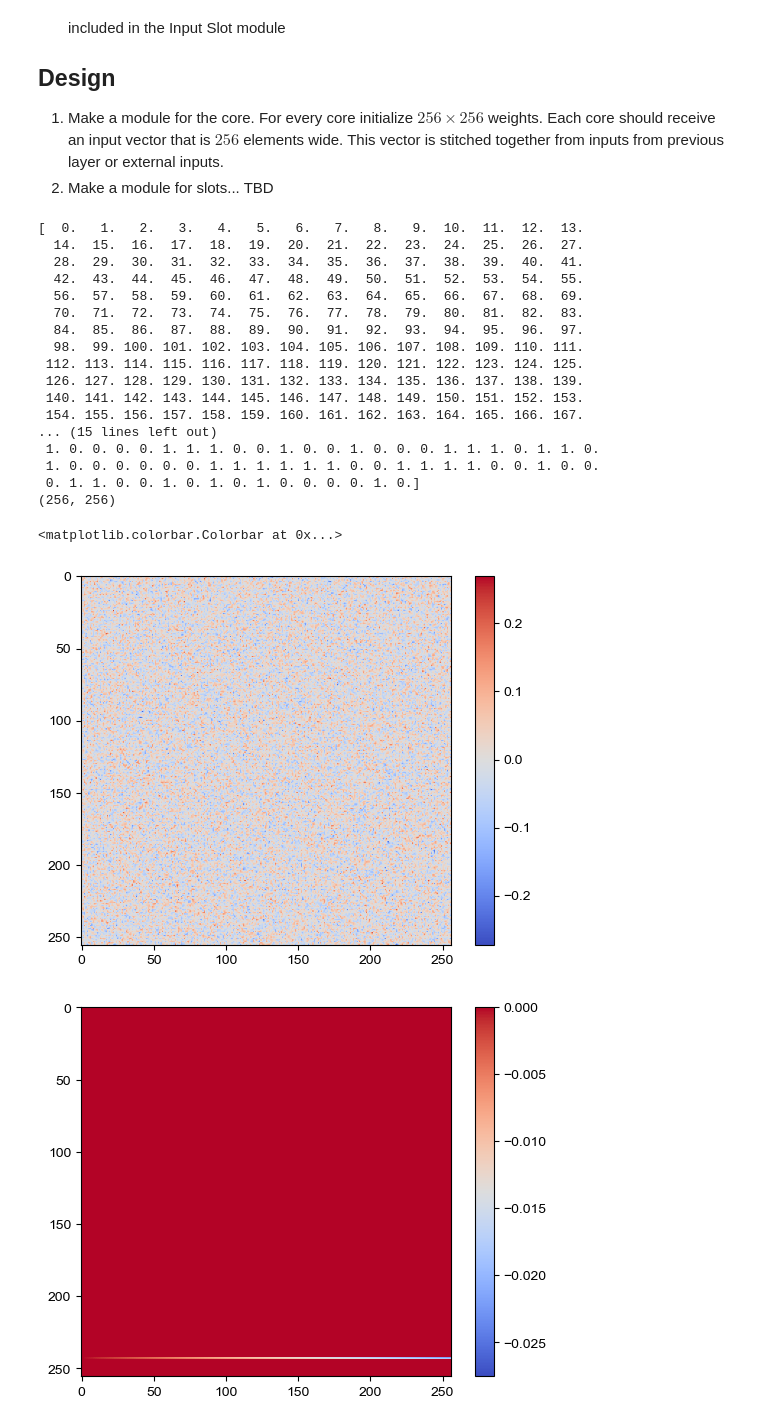
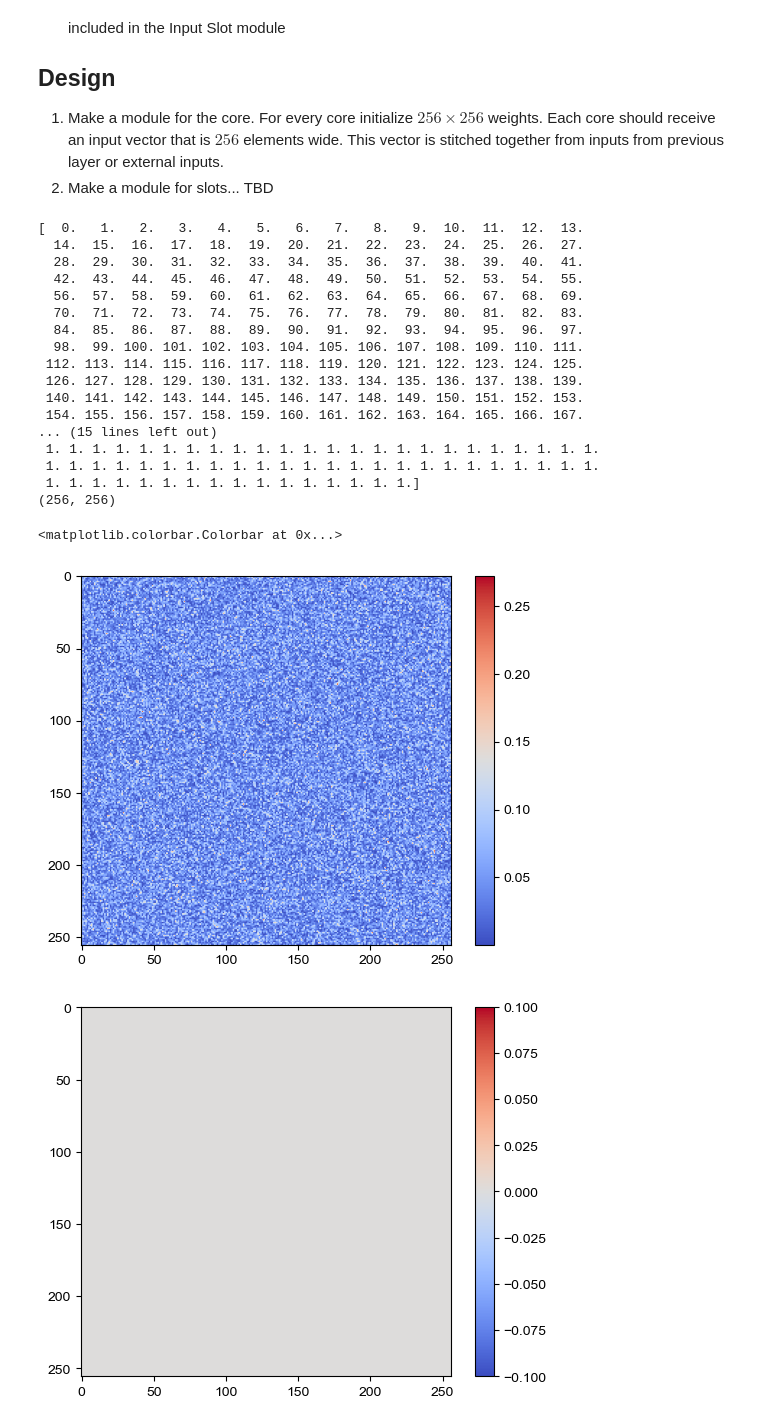
Before and after one commit to Integrated-Systems-Neuroengineering/scrramble, a Jupyter notebook: Notebooks/core_architecture_notebook.ipynb, the cells around one changed output. Saved outputs shown, nothing was run; the diff lists cells and outputs as text; code cells hidden in the pictures.

```diff
--- a/Notebooks/core_architecture_notebook.ipynb
+++ b/Notebooks/core_architecture_notebook.ipynb
@@ -128,6 +128,11 @@ class Core(nnx.Module):
 
         # initialize weights
         weights_ = jax.random.normal(key=key, shape=(self.weight_matrix_size, self.weight_matrix_size))
+
+        # make sure that the weights are positive
+        weights_ = jnp.abs(weights_)
+
+        # assign the parameters trainable
         self.weights = nnx.Param(weights_ * jnp.sqrt(1/self.input_vector_size))
 
         ## We don't have a bias term as of now
@@ -164,35 +169,35 @@ plt.colorbar()
 ## loss function
 def loss_fn(weights):
     c1.weights = nnx.Param(weights)
     preds = c1(ex_x)
     loss = jnp.mean((preds - ex_tar)**2)
     return loss
 
 ex_grads = jax.grad(loss_fn)(c1.weights.value)
 print(ex_grads.shape)
 
 
 plt.figure()
 plt.imshow(ex_grads.reshape(-1, 256), cmap = 'coolwarm')
 plt.colorbar()
 # %% [output]
 [  0.   1.   2.   3.   4.   5.   6.   7.   8.   9.  10.  11.  12.  13.
   14.  15.  16.  17.  18.  19.  20.  21.  22.  23.  24.  25.  26.  27.
   28.  29.  30.  31.  32.  33.  34.  35.  36.  37.  38.  39.  40.  41.
   42.  43.  44.  45.  46.  47.  48.  49.  50.  51.  52.  53.  54.  55.
   56.  57.  58.  59.  60.  61.  62.  63.  64.  65.  66.  67.  68.  69.
   70.  71.  72.  73.  74.  75.  76.  77.  78.  79.  80.  81.  82.  83.
   84.  85.  86.  87.  88.  89.  90.  91.  92.  93.  94.  95.  96.  97.
   98.  99. 100. 101. 102. 103. 104. 105. 106. 107. 108. 109. 110. 111.
  112. 113. 114. 115. 116. 117. 118. 119. 120. 121. 122. 123. 124. 125.
  126. 127. 128. 129. 130. 131. 132. 133. 134. 135. 136. 137. 138. 139.
  140. 141. 142. 143. 144. 145. 146. 147. 148. 149. 150. 151. 152. 153.
  154. 155. 156. 157. 158. 159. 160. 161. 162. 163. 164. 165. 166. 167.
 ... (15 lines left out)
- 1. 0. 0. 0. 0. 1. 1. 1. 0. 0. 1. 0. 0. 1. 0. 0. 0. 1. 1. 1. 0. 1. 1. 0.
- 1. 0. 0. 0. 0. 0. 0. 1. 1. 1. 1. 1. 1. 0. 0. 1. 1. 1. 1. 0. 0. 1. 0. 0.
- 0. 1. 1. 0. 0. 1. 0. 1. 0. 1. 0. 0. 0. 0. 1. 0.]
+ 1. 1. 1. 1. 1. 1. 1. 1. 1. 1. 1. 1. 1. 1. 1. 1. 1. 1. 1. 1. 1. 1. 1. 1.
+ 1. 1. 1. 1. 1. 1. 1. 1. 1. 1. 1. 1. 1. 1. 1. 1. 1. 1. 1. 1. 1. 1. 1. 1.
+ 1. 1. 1. 1. 1. 1. 1. 1. 1. 1. 1. 1. 1. 1. 1. 1.]
 (256, 256)
 <matplotlib.colorbar.Colorbar at 0x...>
-[figure, old version]
+[figure, new version]
-[figure, old version]
+[figure, new version]
```
Also changed, not shown: parts of 3 cells of this notebook.
